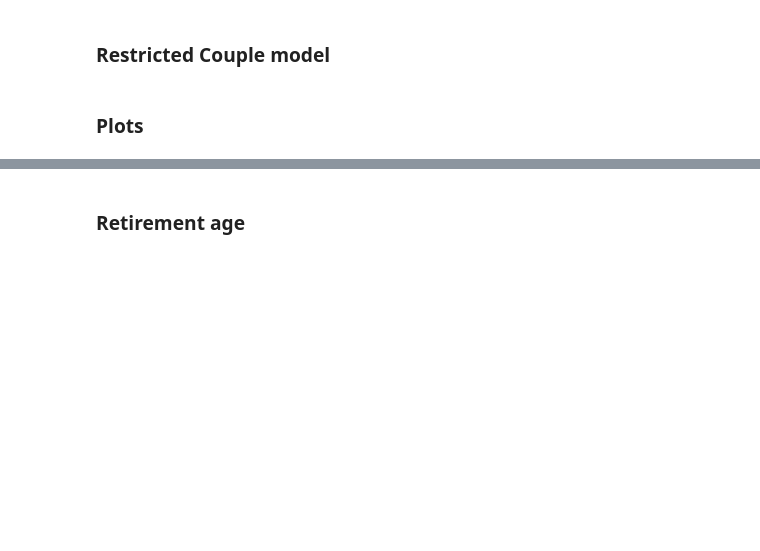
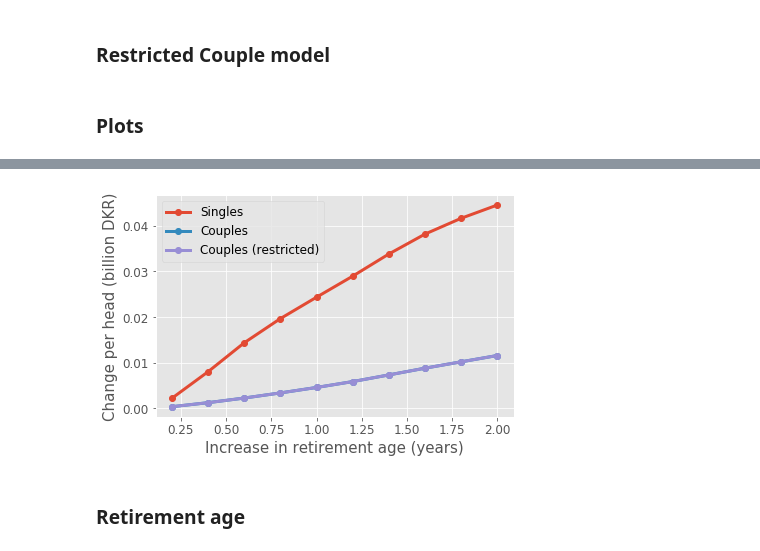
Before and after one commit to mathiassunesen/Speciale_retirement, a Jupyter notebook: Main/Experiments.ipynb, the cells around one changed output, grey strips where cells are left out. Saved outputs shown, nothing was run; the diff lists cells and outputs as text; code cells hidden in the pictures; blank space fills up the shorter version.

```diff
--- a/Main/Experiments.ipynb
+++ b/Main/Experiments.ipynb
@@ -99,3 +77,11 @@ figs.GovS_plot(x[1:],[GovS['Single'],GovS['Couple']],
+# %%
+figs.GovS_plot(x[1:],[GovS['Single'],GovS['Couple'],GovS['RestCouple']],
+               labels=['Singles','Couples', 'Couples (restricted)'], fs=15,
+               xlab='Increase in retirement age (years)', ylab='Change per head (billion DKR)',
+               N = [Single.par.simN*10, RestCouple.par.simN*2*10, RestCouple.par.simN*2*10],
+               change='Abs').savefig('figs/Experiments/RA_Surplus.png')
+# %% [output]
+[figure, added]
 # %% [markdown]
 ### Retirement age
 # %%
```
Also changed, not shown: parts of 145 cells of this notebook, 45 other files.
